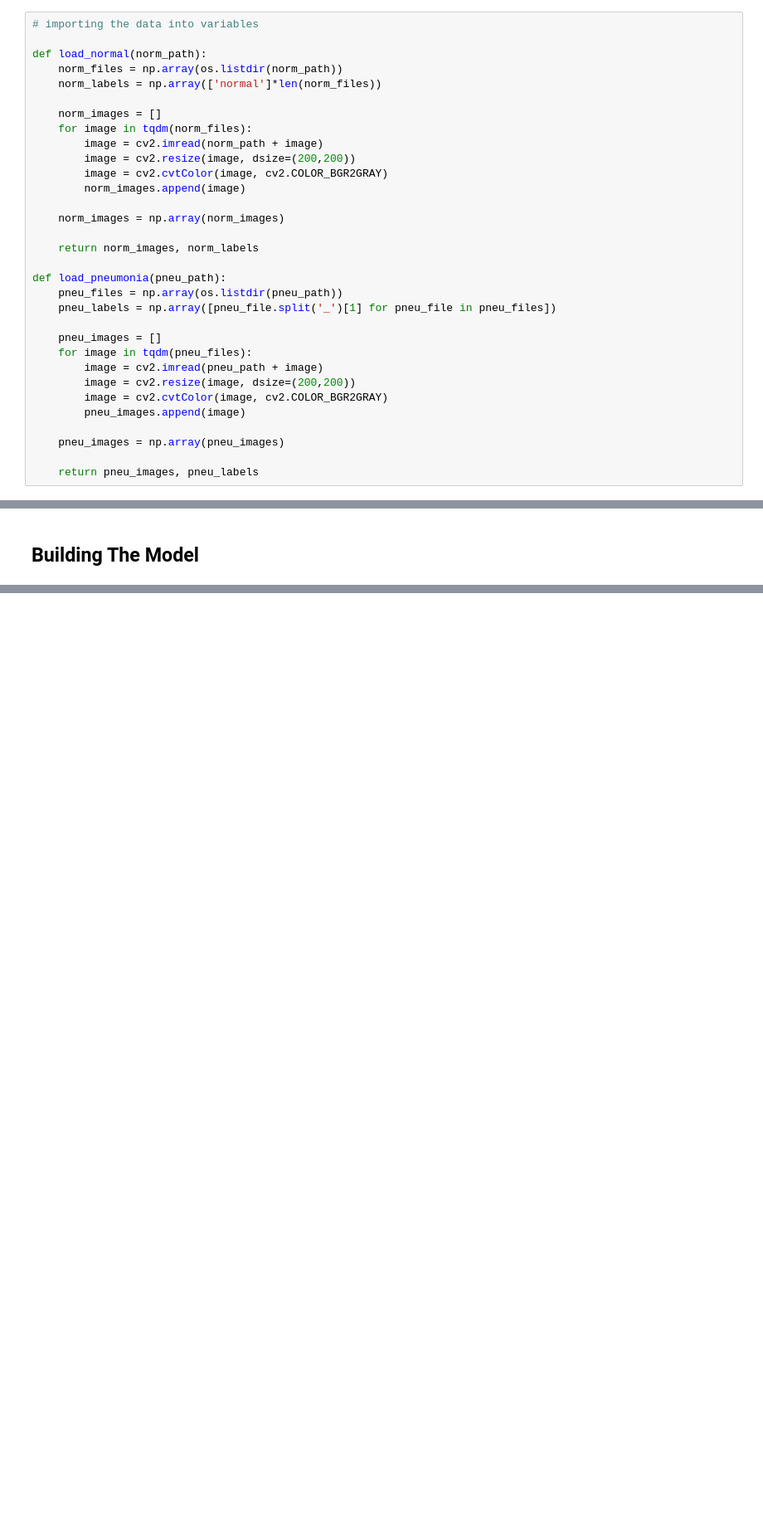
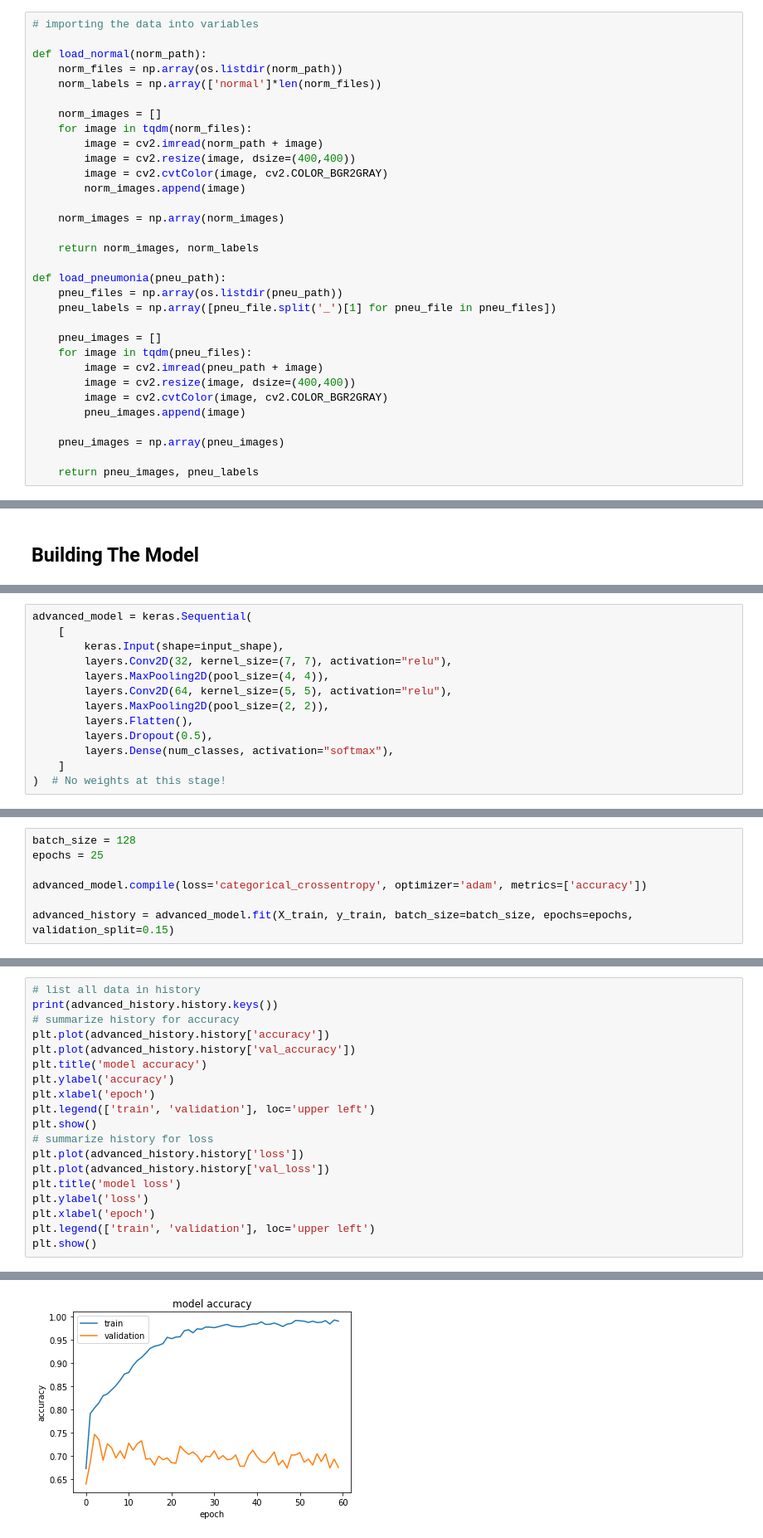
Before and after one commit to joni-menahem/DeepLearning-DrorLederman-assign1_2, a Jupyter notebook: assign1.ipynb, the cells around one changed output, grey strips where cells are left out. Shown: that part at 83% size. Cells and saved outputs as stored; diff of their text form; blank space fills up the shorter version.

```diff
--- a/assign1.ipynb
+++ b/assign1.ipynb
@@ -28,7 +82,7 @@ def load_normal(norm_path):
     norm_images = []
     for image in tqdm(norm_files):
         image = cv2.imread(norm_path + image)
-        image = cv2.resize(image, dsize=(200,200))
+        image = cv2.resize(image, dsize=(400,400))
         image = cv2.cvtColor(image, cv2.COLOR_BGR2GRAY)
         norm_images.append(image)
 
@@ -43,7 +97,7 @@ def load_pneumonia(pneu_path):
     pneu_images = []
     for image in tqdm(pneu_files):
         image = cv2.imread(pneu_path + image)
-        image = cv2.resize(image, dsize=(200,200))
+        image = cv2.resize(image, dsize=(400,400))
         image = cv2.cvtColor(image, cv2.COLOR_BGR2GRAY)
         pneu_images.append(image)
 
@@ -115,0 +259,13 @@ print(X_test.shape)
+# %%
+advanced_model = keras.Sequential(
+    [
+        keras.Input(shape=input_shape),
+        layers.Conv2D(32, kernel_size=(7, 7), activation="relu"),
+        layers.MaxPooling2D(pool_size=(4, 4)),
+        layers.Conv2D(64, kernel_size=(5, 5), activation="relu"),
+        layers.MaxPooling2D(pool_size=(2, 2)),
+        layers.Flatten(),
+        layers.Dropout(0.5),
+        layers.Dense(num_classes, activation="softmax"),
+    ]
+)  # No weights at this stage!
@@ -115,0 +294,7 @@ print(X_test.shape)
+# %%
+batch_size = 128
+epochs = 25
+
+advanced_model.compile(loss='categorical_crossentropy', optimizer='adam', metrics=['accuracy'])
+
+advanced_history = advanced_model.fit(X_train, y_train, batch_size=batch_size, epochs=epochs, validation_split=0.15)
@@ -115,0 +304,20 @@ print(X_test.shape)
+# %%
+# list all data in history
+print(advanced_history.history.keys())
+# summarize history for accuracy
+plt.plot(advanced_history.history['accuracy'])
+plt.plot(advanced_history.history['val_accuracy'])
+plt.title('model accuracy')
+plt.ylabel('accuracy')
+plt.xlabel('epoch')
+plt.legend(['train', 'validation'], loc='upper left')
+plt.show()
+# summarize history for loss
+plt.plot(advanced_history.history['loss'])
+plt.plot(advanced_history.history['val_loss'])
+plt.title('model loss')
+plt.ylabel('loss')
+plt.xlabel('epoch')
+plt.legend(['train', 'validation'], loc='upper left')
+plt.show()
+# %% [output]
@@ -115,0 +325 @@ print(X_test.shape)
+[figure, added]
```
Also changed, not shown: parts of 20 cells of this notebook.
